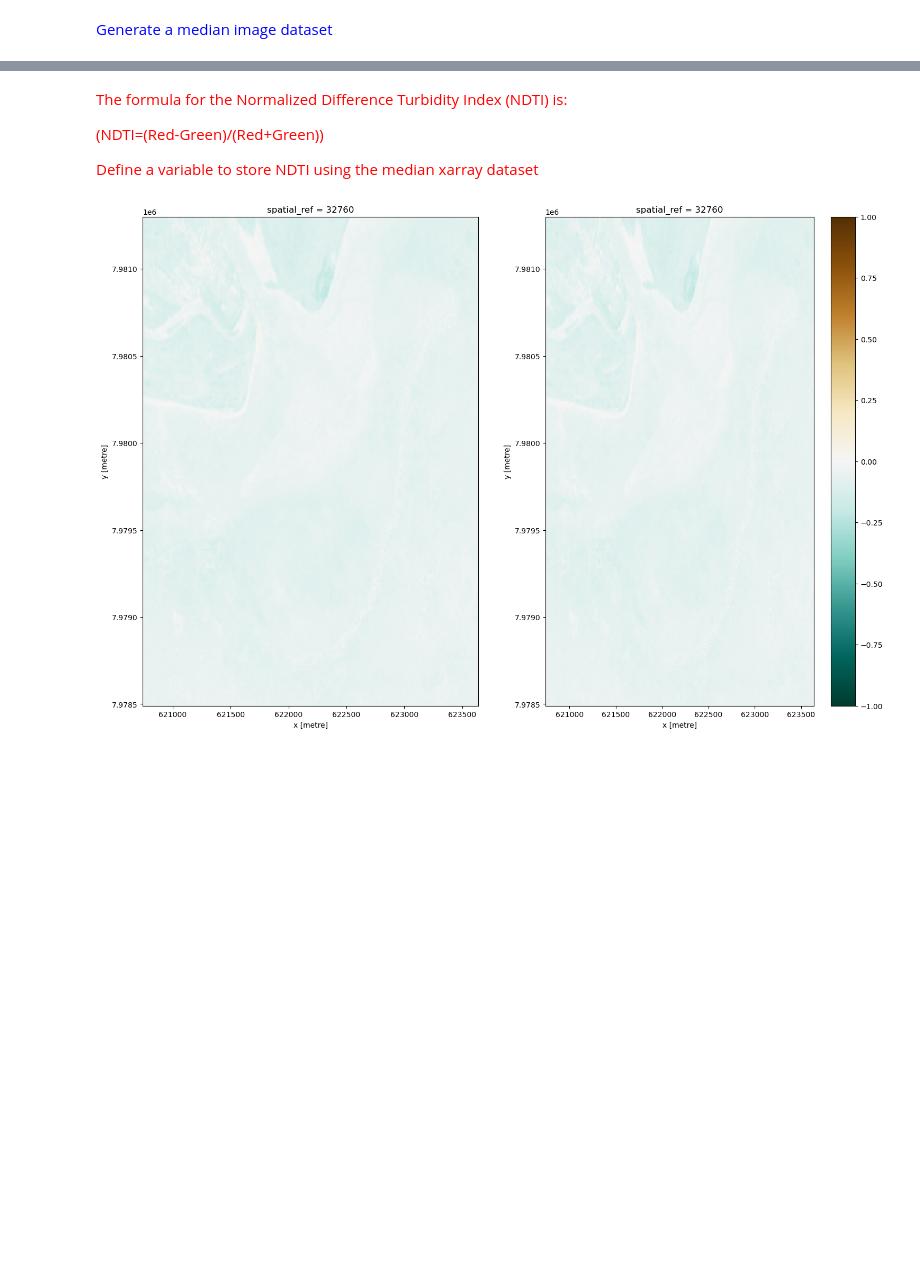
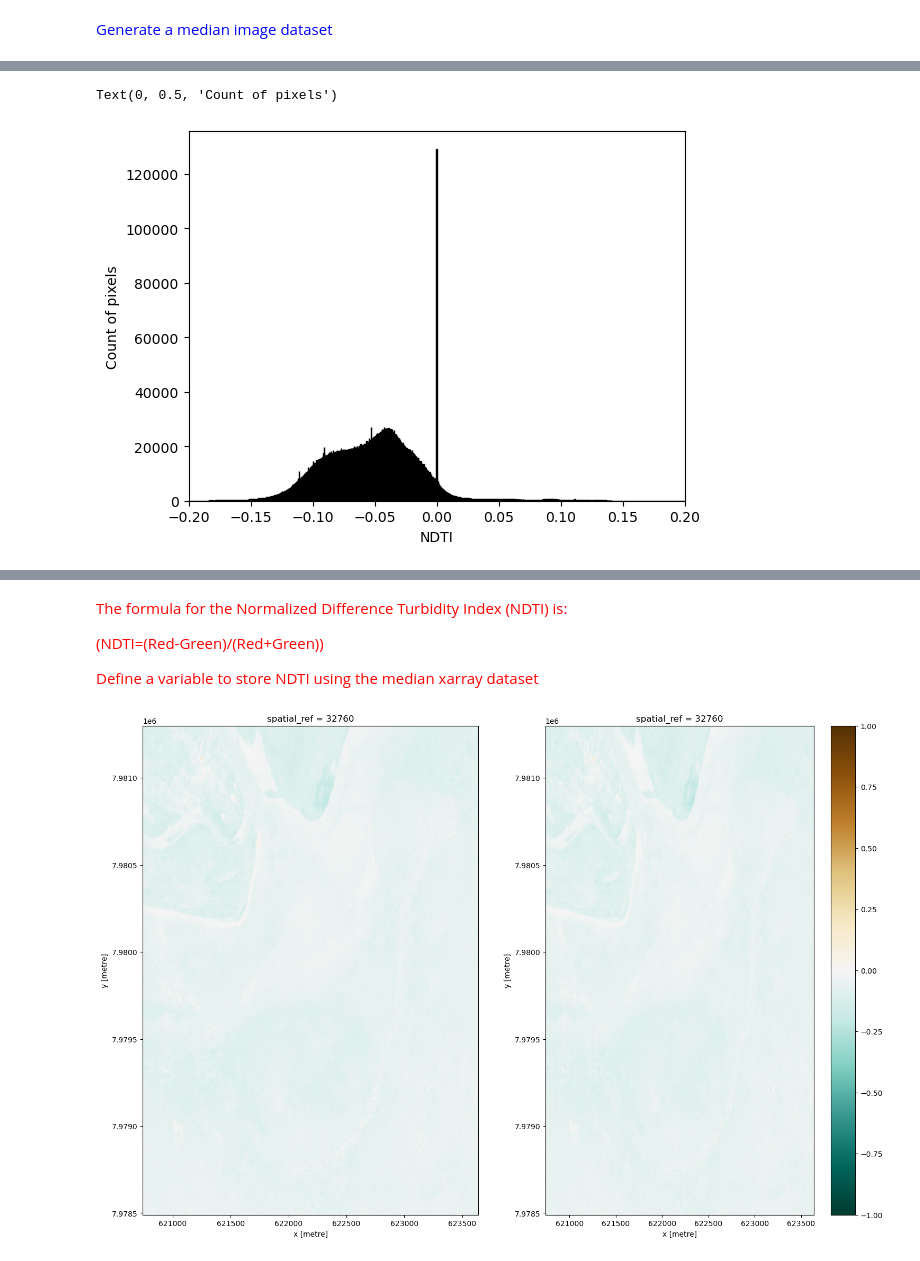
Before and after one commit to digitalearthpacific/water-quality, a Jupyter notebook: coastal/drafts/ndti-multiyear-stats.ipynb, the cells around one changed output, grey strips where cells are left out. Drawn from its saved outputs; the diff is of its cells as text; code cells hidden in the pictures; blank space fills up the shorter version.

Commit message:
add plots

```diff
--- a/coastal/drafts/ndti-multiyear-stats.ipynb
+++ b/coastal/drafts/ndti-multiyear-stats.ipynb
@@ -118,0 +119,13 @@ NameError: name 'median_image' is not defined
+# %%
+scaled["ndti"]= (scaled["red"]-scaled["green"])/(scaled["red"]+scaled["green"])
+# %%
+plt.hist(scaled.ndti.to_numpy().flatten(), color = 'blue', edgecolor = 'black',
+         bins = 8000)
+plt.xlim((-0.2,0.2))
+
+# Add labels
+plt.xlabel('NDTI')
+plt.ylabel('Count of pixels')
+# %% [output]
+Text(0, 0.5, 'Count of pixels')
+[figure, added]
```
Also changed, not shown: parts of 5 cells of this notebook.
